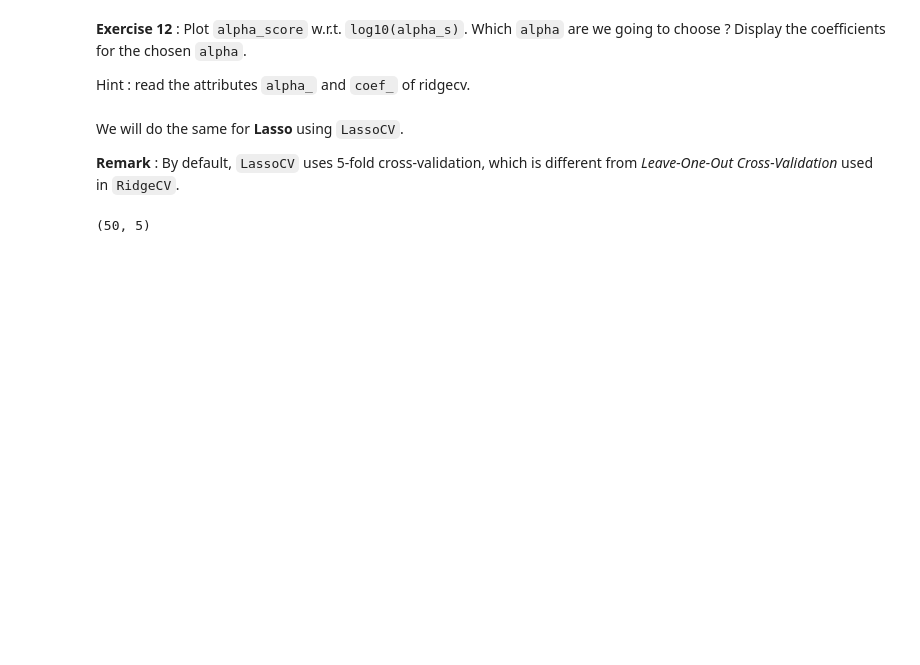
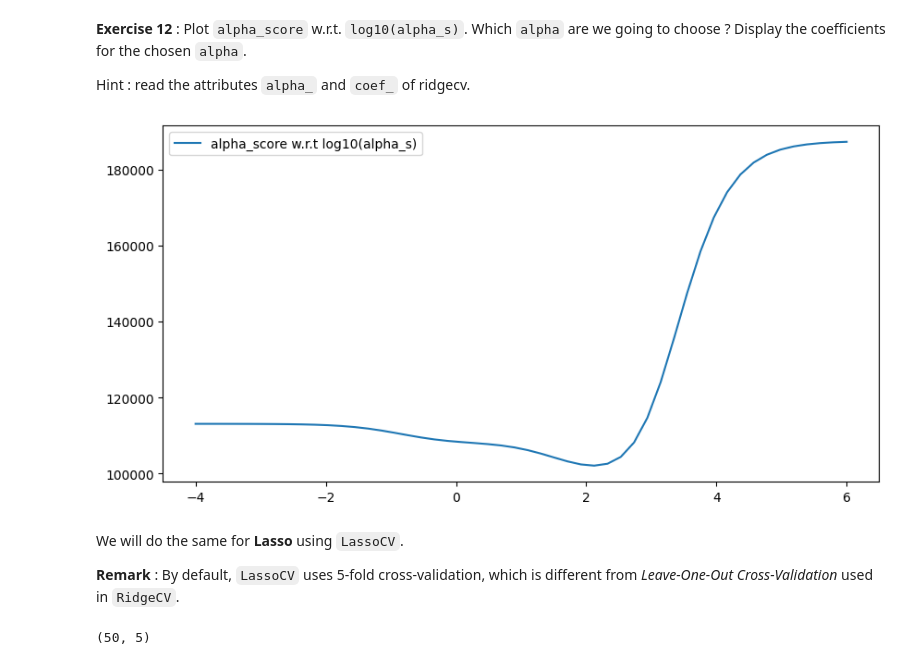
Before and after one commit to AntoninDurousseau/Studies, a Jupyter notebook: M1/Statistical learning/TP4/TP4(Ridge, Lasso, CV).ipynb, the cells around one changed output. Drawn from its saved outputs; the diff is of its cells as text; code cells hidden in the pictures; blank space fills up the shorter version.

```diff
--- a/M1/Statistical learning/TP4/TP4(Ridge, Lasso, CV).ipynb
+++ b/M1/Statistical learning/TP4/TP4(Ridge, Lasso, CV).ipynb
@@ -512,3 +512,5 @@ print ("3\n",ind2.mean(axis = 1))
  [2. 5.]
 # %%
 # Answer for Ex. 11
+alpha_score = ridgeCV.cv_values_.mean(axis=0)
+print(alpha_score)
@@ -521,3 +535,11 @@ Hint : read the attributes `alpha_` and `coef_` of ridgecv.
+# %%
+# Answer for Exercise 12
+plt.figure(figsize=(10,5))
+plt.plot(np.log10(alpha_s),alpha_score, label = "alpha_score w.r.t log10(alpha_s)")
+plt.legend()
+plt.show()
+# %% [output]
+[figure, added]
 # %% [markdown]
 We will do the same for **Lasso** using `LassoCV`.
 
```
Also changed, not shown: parts of 9 cells of this notebook, 8 other files.
